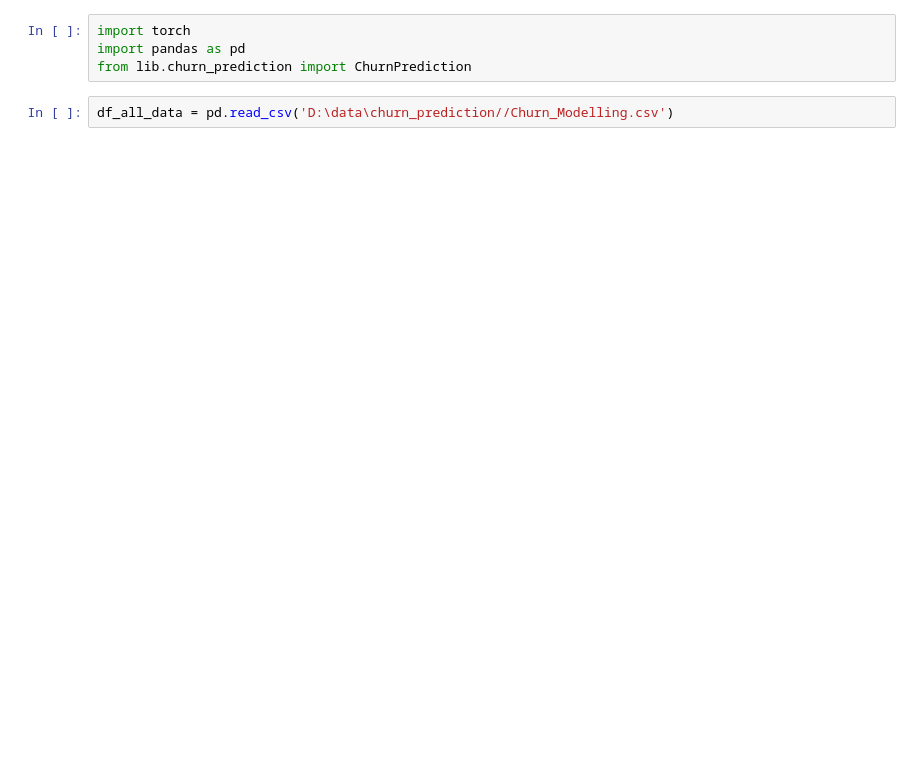
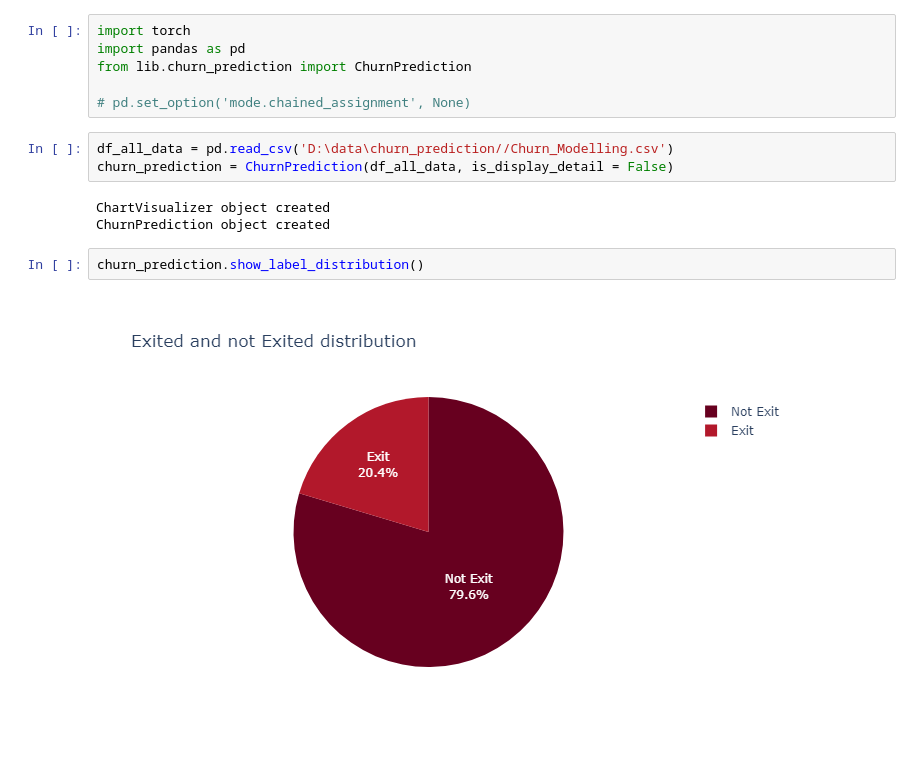
Before and after one commit to Auyin111/churn-prediction, a Jupyter notebook: churn prediction.ipynb, the cells around one changed output. Drawn from its saved outputs; the diff is of its cells as text; blank space fills up the shorter version.

```diff
--- a/churn prediction.ipynb
+++ b/churn prediction.ipynb
@@ -2,5 +2,15 @@
 import torch
 import pandas as pd
 from lib.churn_prediction import ChurnPrediction
+
+# pd.set_option('mode.chained_assignment', None)
 # %%
 df_all_data = pd.read_csv('D:\data\churn_prediction//Churn_Modelling.csv')
+churn_prediction = ChurnPrediction(df_all_data, is_display_detail = False)
+# %% [output]
+ChartVisualizer object created
+ChurnPrediction object created
+# %%
+churn_prediction.show_label_distribution()
+# %% [output]
+[figure, added]
```
Also changed, not shown: parts of 6 cells of this notebook, 17 other files.
